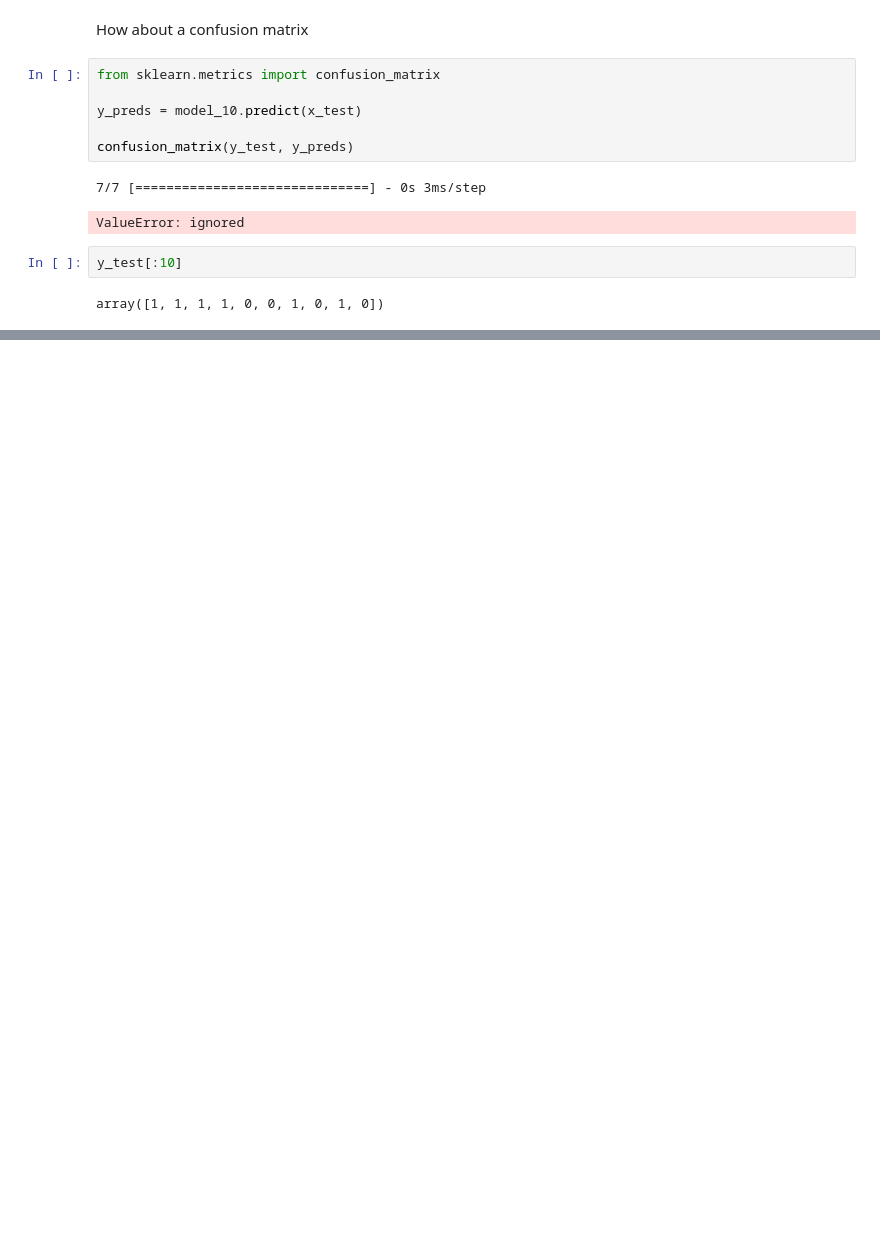
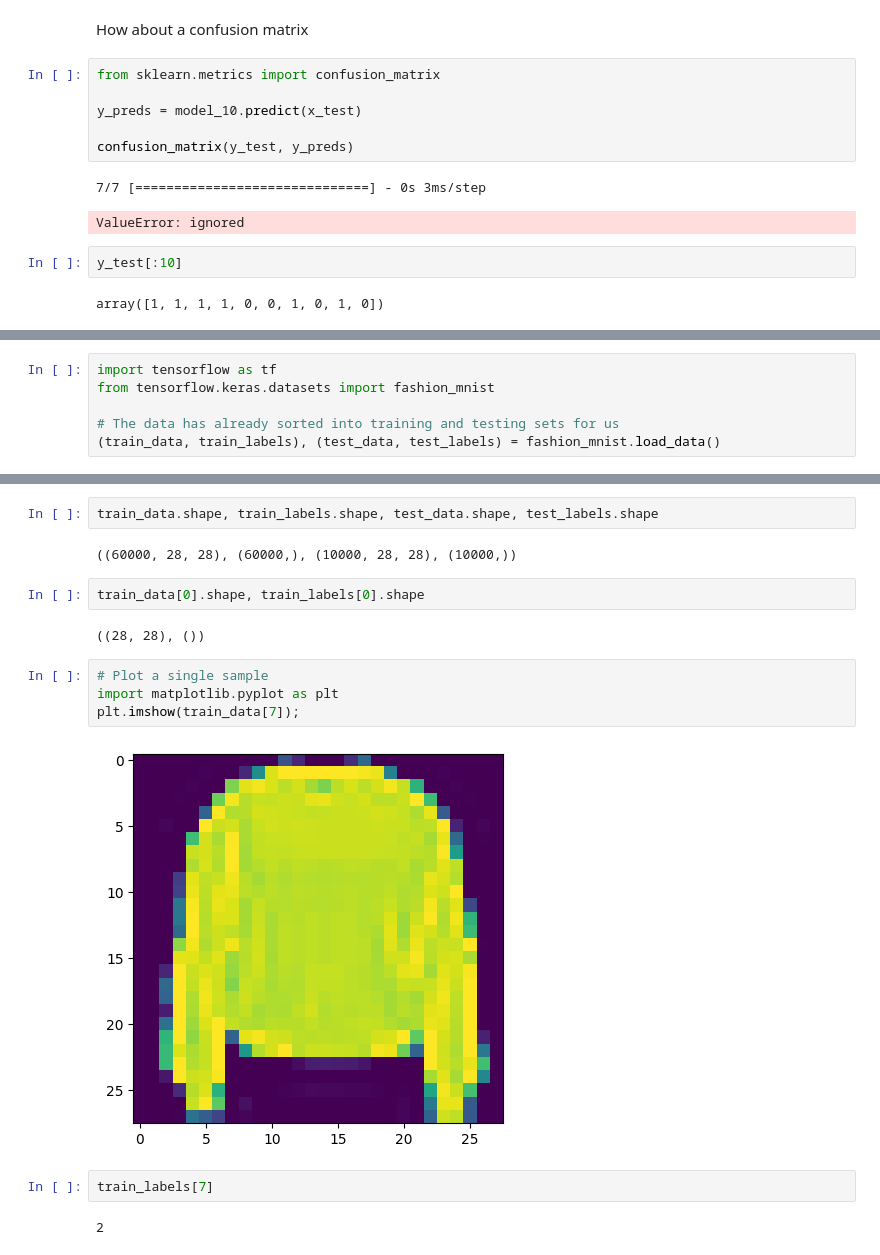
Before and after one commit to Nuthan03/NN_Classification, a Jupyter notebook: NN_classification_with_tensorflow.ipynb, the cells around one changed output, grey strips where cells are left out. Cells and saved outputs as stored; diff of their text form; blank space fills up the shorter version.

```diff
--- a/NN_classification_with_tensorflow.ipynb
+++ b/NN_classification_with_tensorflow.ipynb
@@ -786,0 +869,6 @@ array([[0.9512369 ],
+# %%
+import tensorflow as tf
+from tensorflow.keras.datasets import fashion_mnist
+
+# The data has already sorted into training and testing sets for us
+(train_data, train_labels), (test_data, test_labels) = fashion_mnist.load_data()
@@ -786,0 +906,18 @@ array([[0.9512369 ],
+# %%
+train_data.shape, train_labels.shape, test_data.shape, test_labels.shape
+# %% [output]
+((60000, 28, 28), (60000,), (10000, 28, 28), (10000,))
+# %%
+train_data[0].shape, train_labels[0].shape
+# %% [output]
+((28, 28), ())
+# %%
+# Plot a single sample
+import matplotlib.pyplot as plt
+plt.imshow(train_data[7]);
+# %% [output]
+[figure, added]
+# %%
+train_labels[7]
+# %% [output]
+2
```
Also changed, not shown: parts of 40 cells of this notebook.
